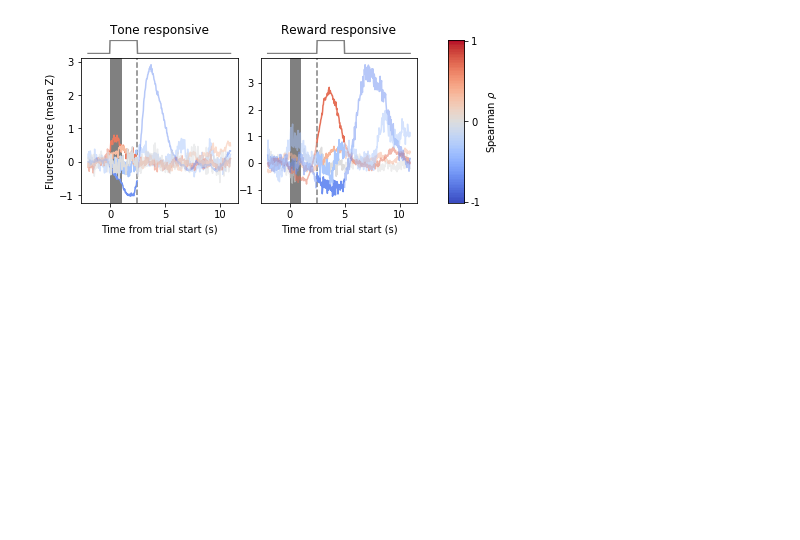
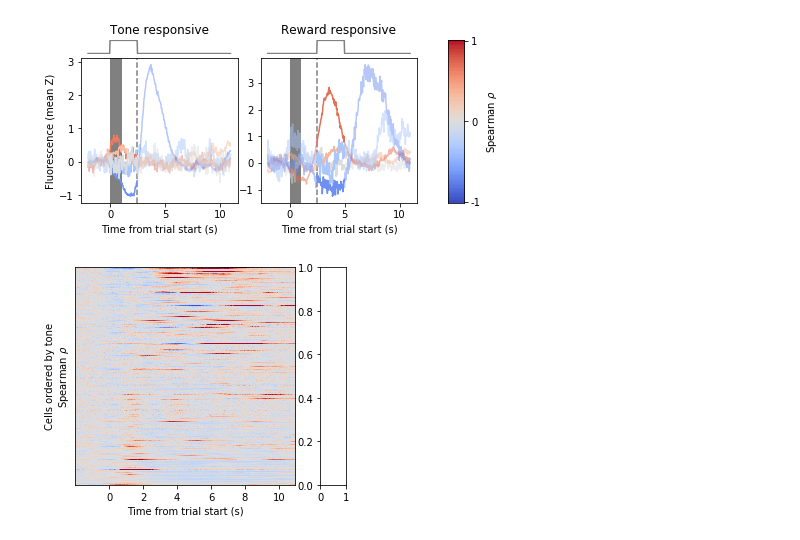
Before and after one commit to nauralcodinglab/interneuron-reward, a Jupyter notebook: notebooks/evolving_trial_structure_projections.ipynb, the cells around one changed output. Drawn from its saved outputs; the diff is of its cells as text; code cells hidden in the pictures; blank space fills up the shorter version.

```diff
--- a/notebooks/evolving_trial_structure_projections.ipynb
+++ b/notebooks/evolving_trial_structure_projections.ipynb
@@ -274,4 +276,12 @@ Saving svg
 FRAME_RATE = 30.0
 BASELINE_DURATION = 2.
 time_vec = np.arange(390) / FRAME_RATE - BASELINE_DURATION
+# %%
+celltype_number = {
+    cond.CellType.pyr: 0,
+    cond.CellType.vip: 1,
+    cond.CellType.pv: 2
+}
+# %% [output]
+[figure, added]
 # %%
```
Also changed, not shown: parts of 7 cells of this notebook.
